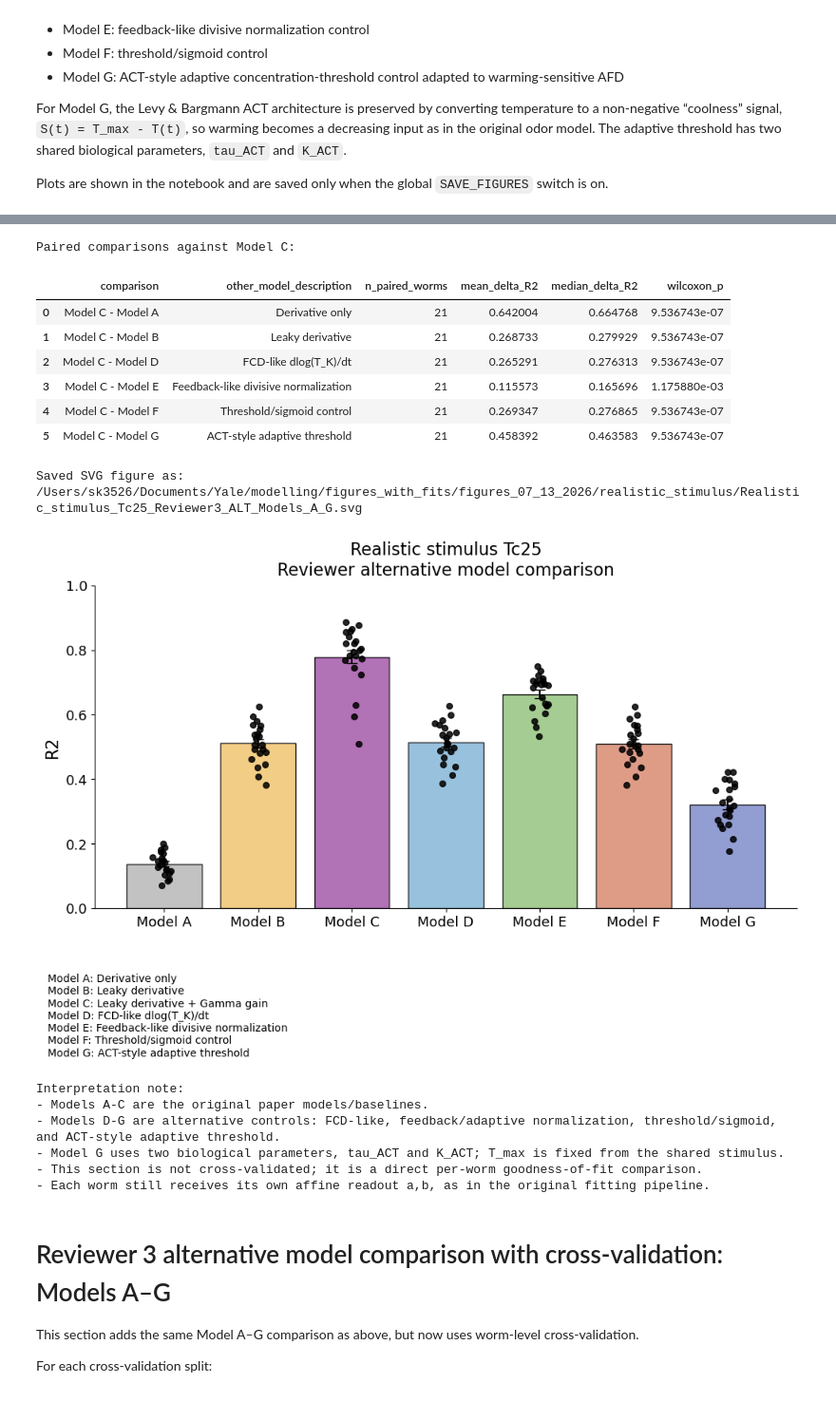
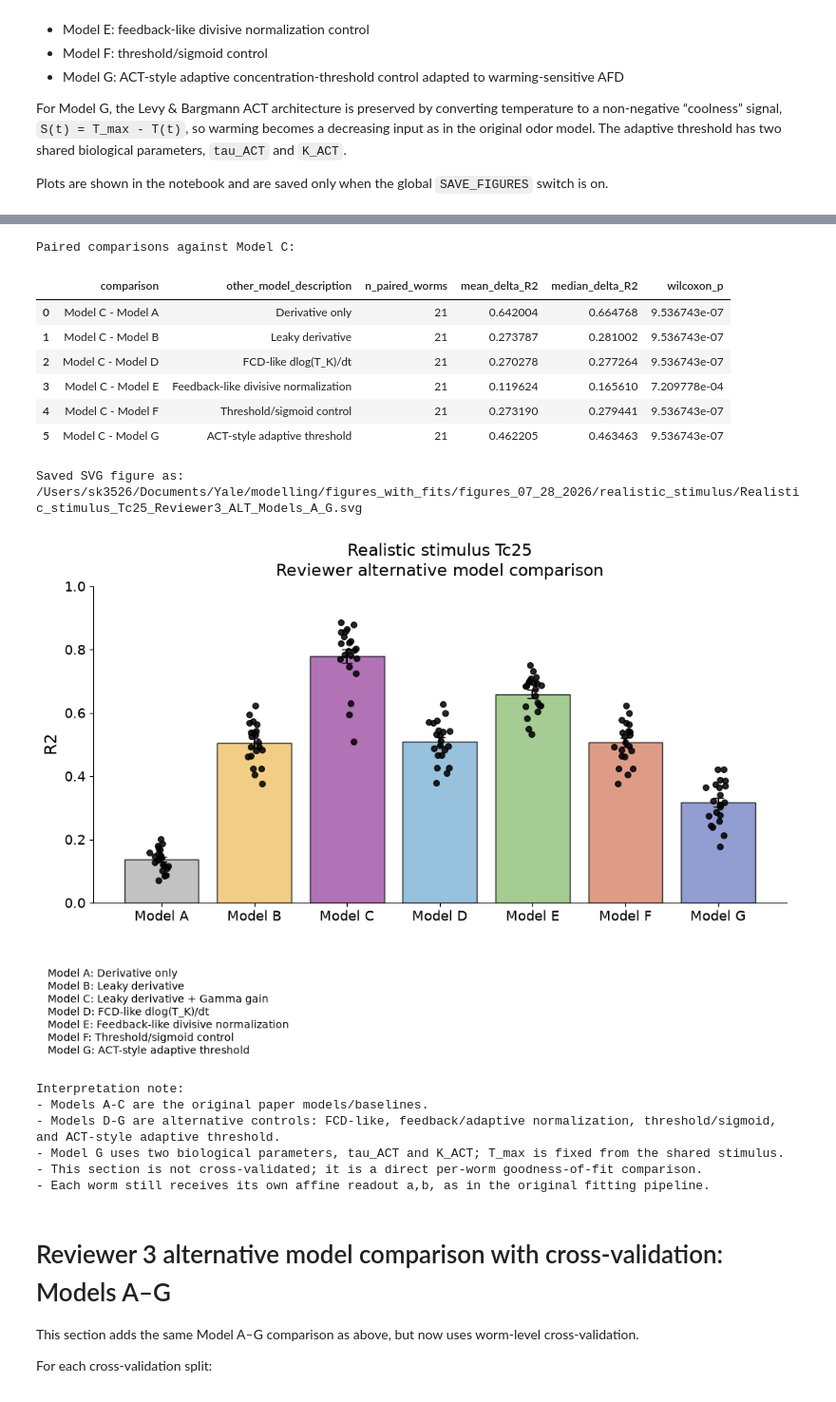
Before and after one commit to colonramoslab/Diaz-Garcia-and-Beagan-et-al.-2026-AFD-, a Jupyter notebook: AFD_modeling_Fig_2_5_S4/realistic_stim_Tc25_1.ipynb, the cells around one changed output, grey strips where cells are left out. Shown at 95% size. Saved outputs shown, nothing was run; the diff lists cells and outputs as text; code cells hidden in the pictures.

```diff
--- a/AFD_modeling_Fig_2_5_S4/realistic_stim_Tc25_1.ipynb
+++ b/AFD_modeling_Fig_2_5_S4/realistic_stim_Tc25_1.ipynb
@@ -748,7 +748,7 @@ mpl.rcParams["svg.fonttype"] = "none"
 mpl.rcParams["svg.hashsalt"] = "0"
 
 SAVE_FIGURES = True
-SAVE_DIR = r"/Users/sk3526/Documents/Yale/modelling/figures_with_fits/figures_07_13_2026/realistic_stimulus"  # <-- UPDATE THIS PATH
+SAVE_DIR = r"/Users/sk3526/Documents/Yale/modelling/figures_with_fits/figures_07_28_2026/realistic_stimulus"  # <-- UPDATE THIS PATH
 FIGURE_PREFIX = "model"
 
 BAR_YLIM = (-0.1, 1.05)
@@ -1697,7 +1697,7 @@ import matplotlib.pyplot as plt
 plt.rcParams["svg.fonttype"] = "none"
 
 # Output folder for this notebook.
-FIGURE_OUTPUT_DIR = r"/Users/sk3526/Documents/Yale/modelling/figures_with_fits/figures_07_13_2026/realistic_stimulus"
+FIGURE_OUTPUT_DIR = r"/Users/sk3526/Documents/Yale/modelling/figures_with_fits/figures_07_28_2026/realistic_stimulus"
 print(f"SAVE_FIGURES = {SAVE_FIGURES}")
 print(f"FIGURE_OUTPUT_DIR = {FIGURE_OUTPUT_DIR}")
 # %% [output]
@@ -1922,7 +1922,7 @@ def _suggest_alt_params(trial, model_id):
         return {}
 
     if model_id == "deriv_tau":
-        return {"tauD": trial.suggest_float("tauD", 0.5, 100.0, log=True)}
+        return {"tauD": trial.suggest_float("tauD", 40.0, 60.0, log=True)}
 
     if model_id == "full_gamma":
         # Same ranges as the original notebook's Model C.
@@ -1934,25 +1934,25 @@ def _suggest_alt_params(trial, model_id):
         }
 
     if model_id == "fcd_like":
-        return {"tauD": trial.suggest_float("tauD", 0.5, 100.0, log=True)}
+        return {"tauD": trial.suggest_float("tauD", 40.0, 60.0, log=True)}
 
     if model_id == "feedback_norm":
         return {
-            "tauD":   trial.suggest_float("tauD",   0.5, 100.0, log=True),
+            "tauD":   trial.suggest_float("tauD",   40.0, 60.0, log=True),
             "tauA":   trial.suggest_float("tauA",   1.0, 300.0, log=True),
             "norm_k": trial.suggest_float("norm_k", 0.01, 200.0, log=True),
         }
 
     if model_id == "threshold_sig":
         return {
-            "tauD":          trial.suggest_float("tauD", 0.5, 100.0, log=True),
+            "tauD":          trial.suggest_float("tauD", 40.0, 60.0, log=True),
             "T_thr":         trial.suggest_float("T_thr", T_MIN_ALT - 2.0, T_MAX_ALT + 2.0),
             "sigmoid_slope": trial.suggest_float("sigmoid_slope", 0.05, 25.0, log=True),
         }
 
     if model_id == "act_threshold":
         return {
-            "tau_ACT": trial.suggest_float("tau_ACT", 0.5, 300.0, log=True),
+            "tau_ACT": trial.suggest_float("tau_ACT", 40.0, 60.0, log=True),
             "K_ACT": trial.suggest_float(
                 "K_ACT",
                 max(0.01, 0.01 * T_RANGE_ALT),
@@ -2280,13 +2280,13 @@ Summary: Models A-G
 Paired comparisons against Model C:
 |  | comparison | other_model_description | n_paired_worms | mean_delta_R2 | median_delta_R2 | wilcoxon_p |
 | 0 | Model C - Model A | Derivative only | 21 | 0.642004 | 0.664768 | 9.536743e-07 |
-| 1 | Model C - Model B | Leaky derivative | 21 | 0.268733 | 0.279929 | 9.536743e-07 |
-| 2 | Model C - Model D | FCD-like dlog(T_K)/dt | 21 | 0.265291 | 0.276313 | 9.536743e-07 |
-| 3 | Model C - Model E | Feedback-like divisive normalization | 21 | 0.115573 | 0.165696 | 1.175880e-03 |
-| 4 | Model C - Model F | Threshold/sigmoid control | 21 | 0.269347 | 0.276865 | 9.536743e-07 |
-| 5 | Model C - Model G | ACT-style adaptive threshold | 21 | 0.458392 | 0.463583 | 9.536743e-07 |
+| 1 | Model C - Model B | Leaky derivative | 21 | 0.273787 | 0.281002 | 9.536743e-07 |
+| 2 | Model C - Model D | FCD-like dlog(T_K)/dt | 21 | 0.270278 | 0.277264 | 9.536743e-07 |
+| 3 | Model C - Model E | Feedback-like divisive normalization | 21 | 0.119624 | 0.165610 | 7.209778e-04 |
+| 4 | Model C - Model F | Threshold/sigmoid control | 21 | 0.273190 | 0.279441 | 9.536743e-07 |
+| 5 | Model C - Model G | ACT-style adaptive threshold | 21 | 0.462205 | 0.463463 | 9.536743e-07 |
-Saved SVG figure as: /Users/sk3526/Documents/Yale/modelling/figures_with_fits/figures_07_13_2026/realistic_stimulus/Realistic_stimulus_Tc25_Reviewer3_ALT_Models_A_G.svg
+Saved SVG figure as: /Users/sk3526/Documents/Yale/modelling/figures_with_fits/figures_07_28_2026/realistic_stimulus/Realistic_stimulus_Tc25_Reviewer3_ALT_Models_A_G.svg
-[figure, old version]
+[figure, new version]
 Interpretation note:
 - Models A-C are the original paper models/baselines.
 - Models D-G are alternative controls: FCD-like, feedback/adaptive normalization, threshold/sigmoid, and ACT-style adaptive threshold.
```
Also changed, not shown: parts of 12 cells of this notebook, 1 other file.
